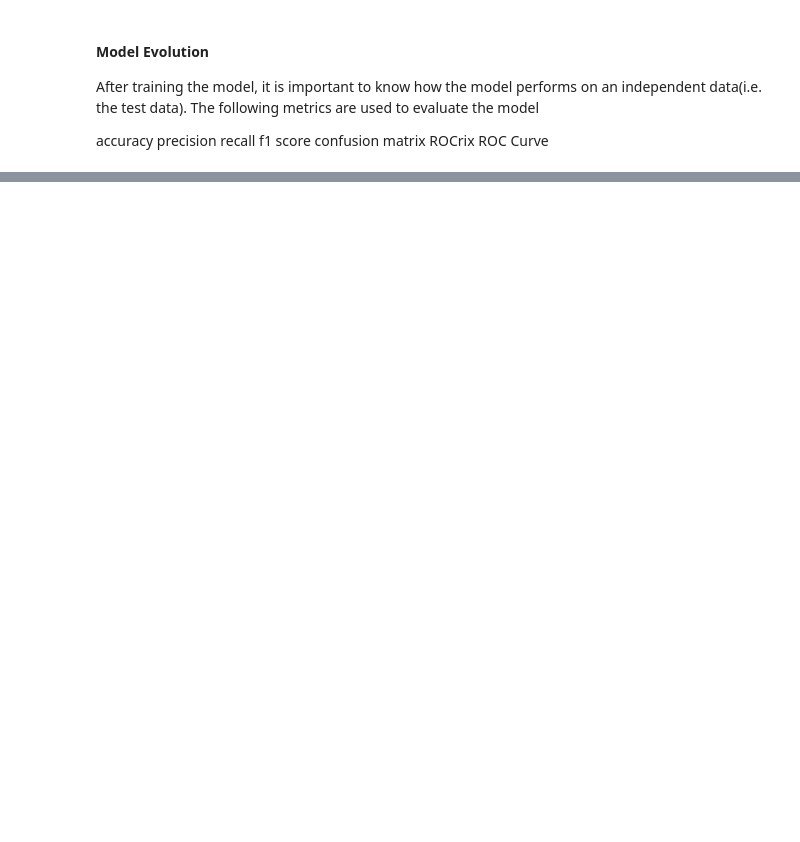
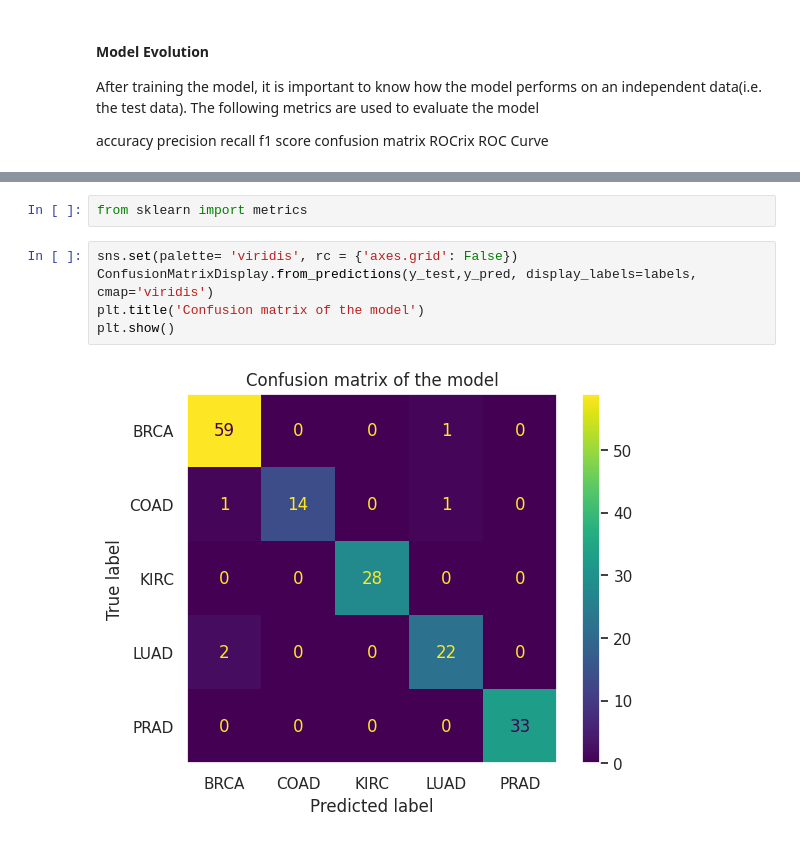
Before and after one commit to ElenaKhramtsova/CancerPredRNA_ml, a Jupyter notebook: Cancer_prediction_ml.ipynb, the cells around one changed output, grey strips where cells are left out. Cells and saved outputs as stored; diff of their text form; blank space fills up the shorter version.

```diff
--- a/Cancer_prediction_ml.ipynb
+++ b/Cancer_prediction_ml.ipynb
@@ -293,0 +291,9 @@ Text(50.722222222222214, 0.5, 'True Labels')
+# %%
+from sklearn import metrics
+# %%
+sns.set(palette= 'viridis', rc = {'axes.grid': False})
+ConfusionMatrixDisplay.from_predictions(y_test,y_pred, display_labels=labels, cmap='viridis')
+plt.title('Confusion matrix of the model')
+plt.show()
+# %% [output]
+[figure, added]
```
Also changed, not shown: parts of 13 cells of this notebook, 1 other file.
